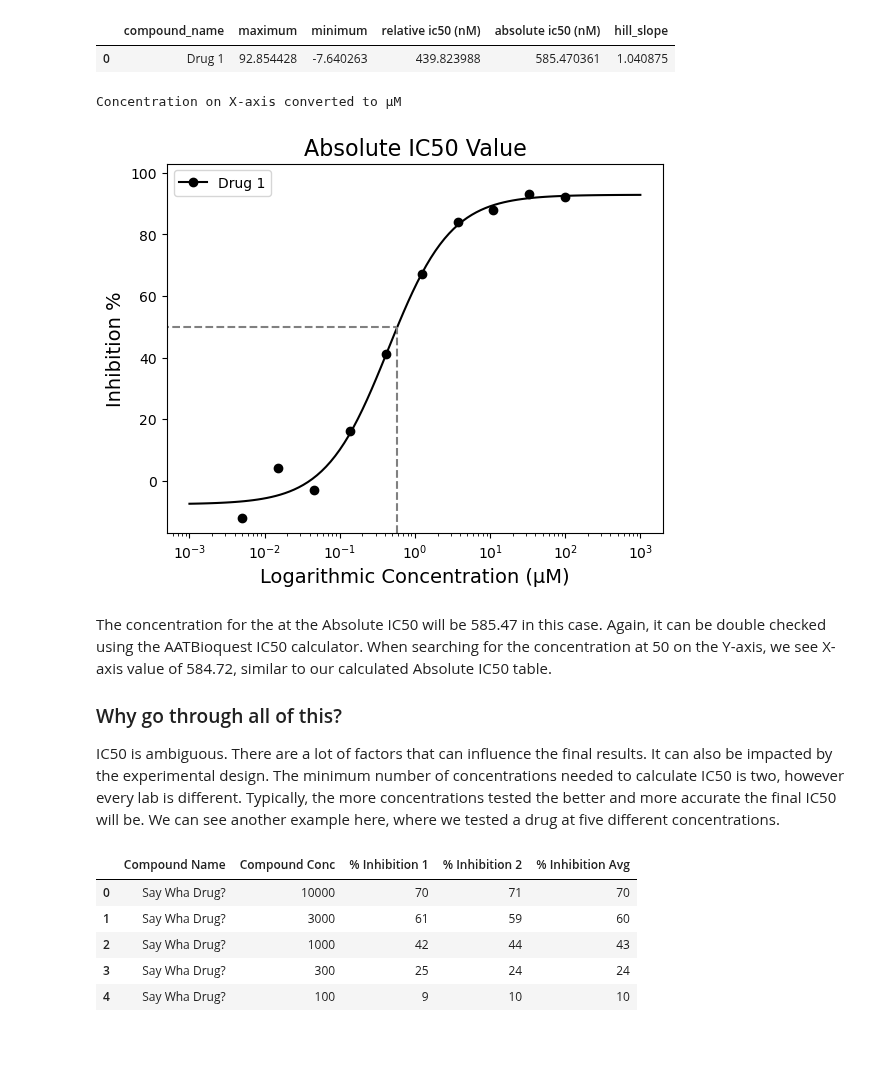
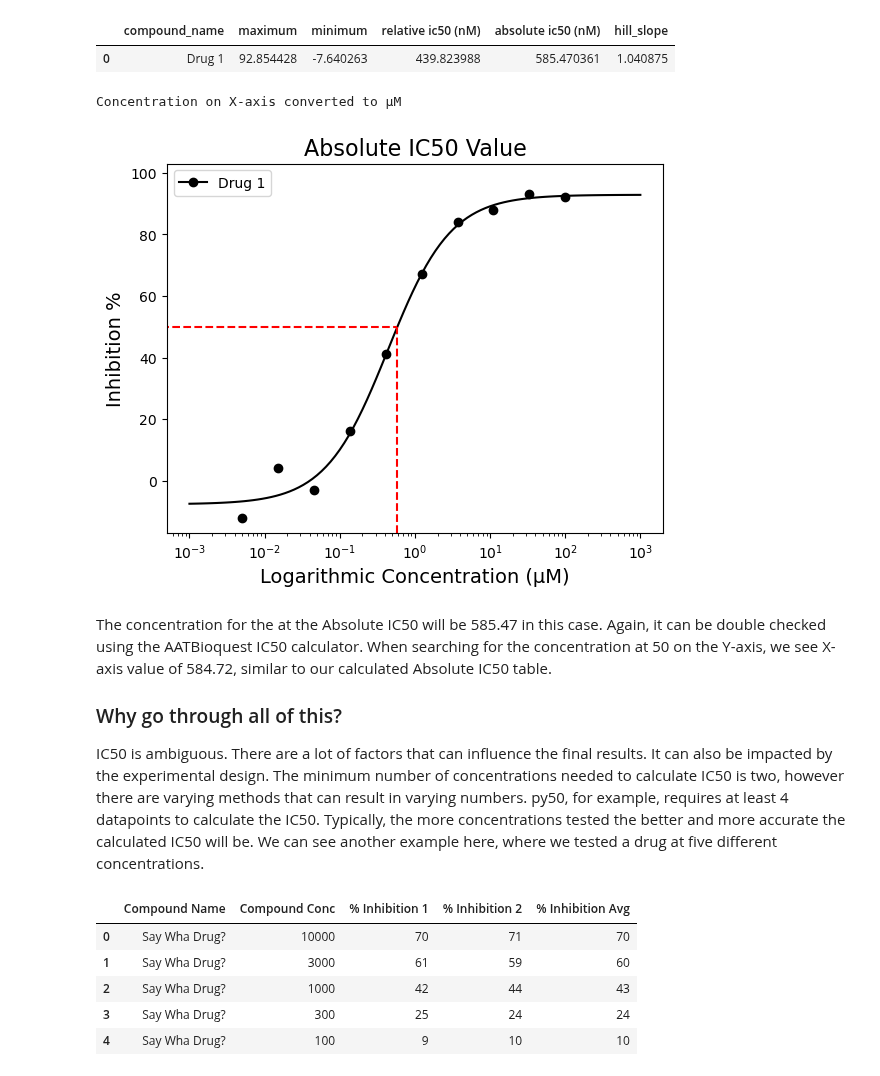
Before and after one commit to tlint101/py50, a Jupyter notebook: tutorials/002_absolute_ic50.ipynb, the cells around one changed output. Cells and saved outputs as stored; diff of their text form; code cells hidden in the pictures; blank space fills up the shorter version.

```diff
--- a/tutorials/002_absolute_ic50.ipynb
+++ b/tutorials/002_absolute_ic50.ipynb
@@ -88,26 +91,27 @@ absolute_ic50
 # %%
 absolute = PlotCurve(good_example_df)
 figure = absolute.single_curve_plot(concentration_col='Compound Conc',
                                     response_col='% Inhibition Avg',
                                     plot_title='Absolute IC50 Value',
                                     drug_name='Drug 1',
                                     xlabel='Logarithmic Concentration (µM)',
                                     ylabel='Inhibition %',
                                     legend=True,
                                     box=True,
+                                    box_color='red',
                                     xscale_unit='µM',
                                     box_intercept=50,
                                     figsize=(6.4, 4.8))
 # %% [output]
 Concentration on X-axis converted to µM
-[figure, old version]
+[figure, new version]
 # %% [markdown]
 The concentration for the at the Absolute IC50 will be 585.47 in this case. Again, it can be double checked using the AATBioquest IC50 calculator. When searching for the concentration at 50 on the Y-axis, we see X-axis value of 584.72, similar to our calculated Absolute IC50 table.
 </br>
 </br>
 
 ### Why go through all of this?
-IC50 is ambiguous. There are a lot of factors that can influence the final results. It can also be impacted by the experimental design. The minimum number of concentrations needed to calculate IC50 is two, however every lab is different. Typically, the more concentrations tested the better and more accurate the final IC50 will be. We can see another example here, where we tested a drug at five different concentrations.
+IC50 is ambiguous. There are a lot of factors that can influence the final results. It can also be impacted by the experimental design. The minimum number of concentrations needed to calculate IC50 is two, however there are varying methods that can result in varying numbers. py50, for example, requires at least 4 datapoints to calculate the IC50. Typically, the more concentrations tested the better and more accurate the calculated IC50 will be. We can see another example here, where we tested a drug at five different concentrations.
 # %%
 confusing_example_df = pd.read_csv('../dataset/absolute_example.csv')
 confusing_example = Calculate(confusing_example_df)
```
Also changed, not shown: parts of 10 cells of this notebook.
